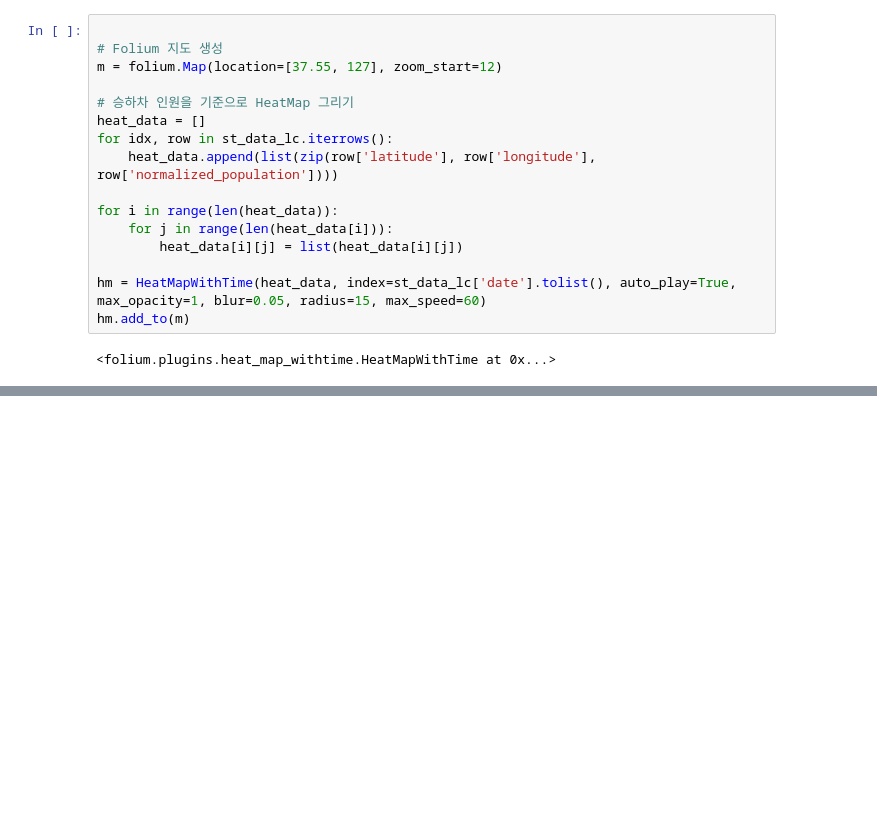
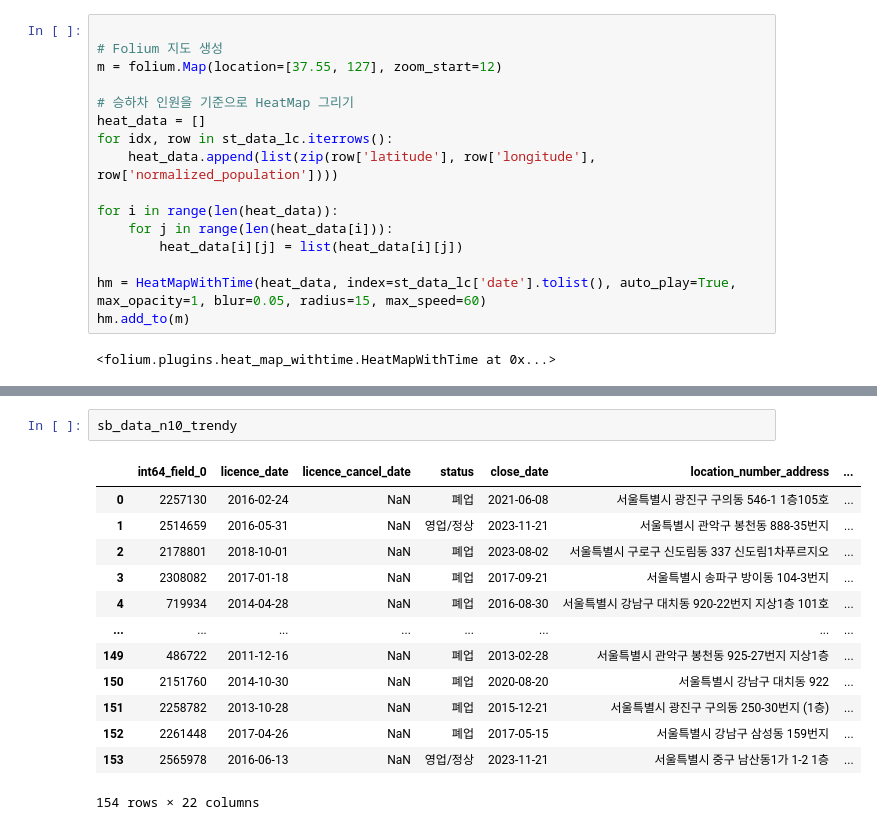
Before and after one commit to shoon95/gcp, a Jupyter notebook: pjt/subway.ipynb, the cells around one changed output, grey strips where cells are left out. Cells and saved outputs as stored; diff of their text form; blank space fills up the shorter version.

```diff
--- a/pjt/subway.ipynb
+++ b/pjt/subway.ipynb
@@ -148,0 +300,16 @@ df = pd.read_csv('store_keyword.csv')
+# %%
+sb_data_n10_trendy
+# %% [output]
+|  | int64_field_0 | licence_date | licence_cancel_date | status | close_date | location_number_address | ... |
+| 0 | 2257130 | 2016-02-24 | NaN | 폐업 | 2021-06-08 | 서울특별시 광진구 구의동 546-1 1층105호 | ... |
+| 1 | 2514659 | 2016-05-31 | NaN | 영업/정상 | 2023-11-21 | 서울특별시 관악구 봉천동 888-35번지 | ... |
+| 2 | 2178801 | 2018-10-01 | NaN | 폐업 | 2023-08-02 | 서울특별시 구로구 신도림동 337 신도림1차푸르지오 | ... |
+| 3 | 2308082 | 2017-01-18 | NaN | 폐업 | 2017-09-21 | 서울특별시 송파구 방이동 104-3번지 | ... |
+| 4 | 719934 | 2014-04-28 | NaN | 폐업 | 2016-08-30 | 서울특별시 강남구 대치동 920-22번지 지상1층 101호 | ... |
+| ... | ... | ... | ... | ... | ... | ... | ... |
+| 149 | 486722 | 2011-12-16 | NaN | 폐업 | 2013-02-28 | 서울특별시 관악구 봉천동 925-27번지 지상1층 | ... |
+| 150 | 2151760 | 2014-10-30 | NaN | 폐업 | 2020-08-20 | 서울특별시 강남구 대치동 922 | ... |
+| 151 | 2258782 | 2013-10-28 | NaN | 폐업 | 2015-12-21 | 서울특별시 광진구 구의동 250-30번지 (1층) | ... |
+| 152 | 2261448 | 2017-04-26 | NaN | 폐업 | 2017-05-15 | 서울특별시 강남구 삼성동 159번지 | ... |
+| 153 | 2565978 | 2016-06-13 | NaN | 영업/정상 | 2023-11-21 | 서울특별시 중구 남산동1가 1-2 1층 | ... |
+154 rows × 22 columns
```
Also changed, not shown: parts of 108 cells of this notebook.
